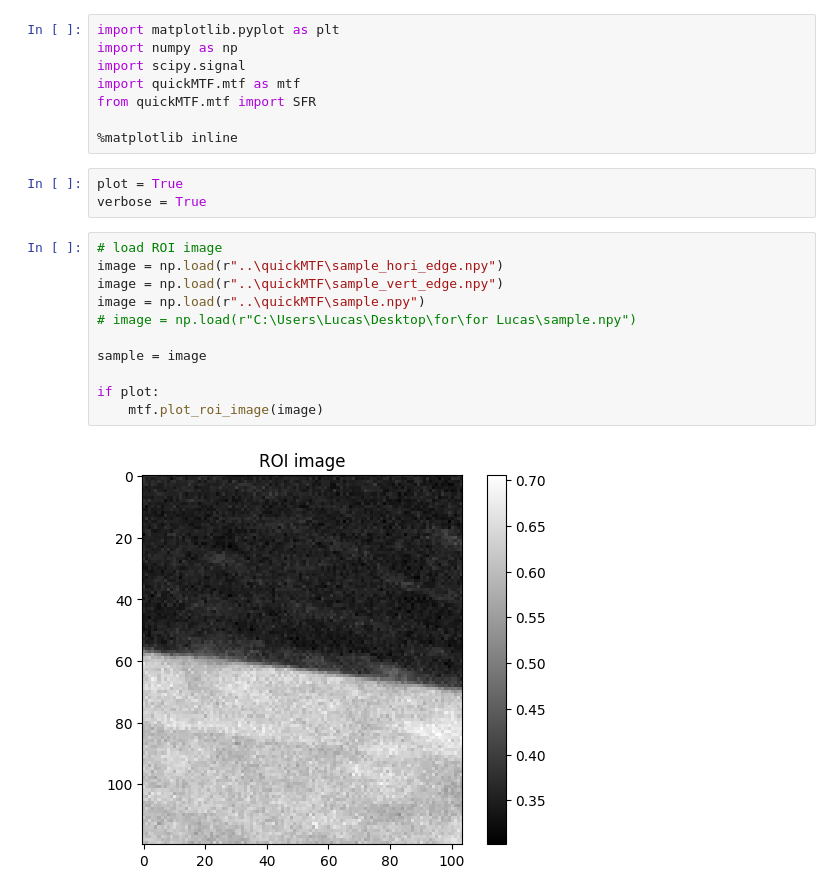
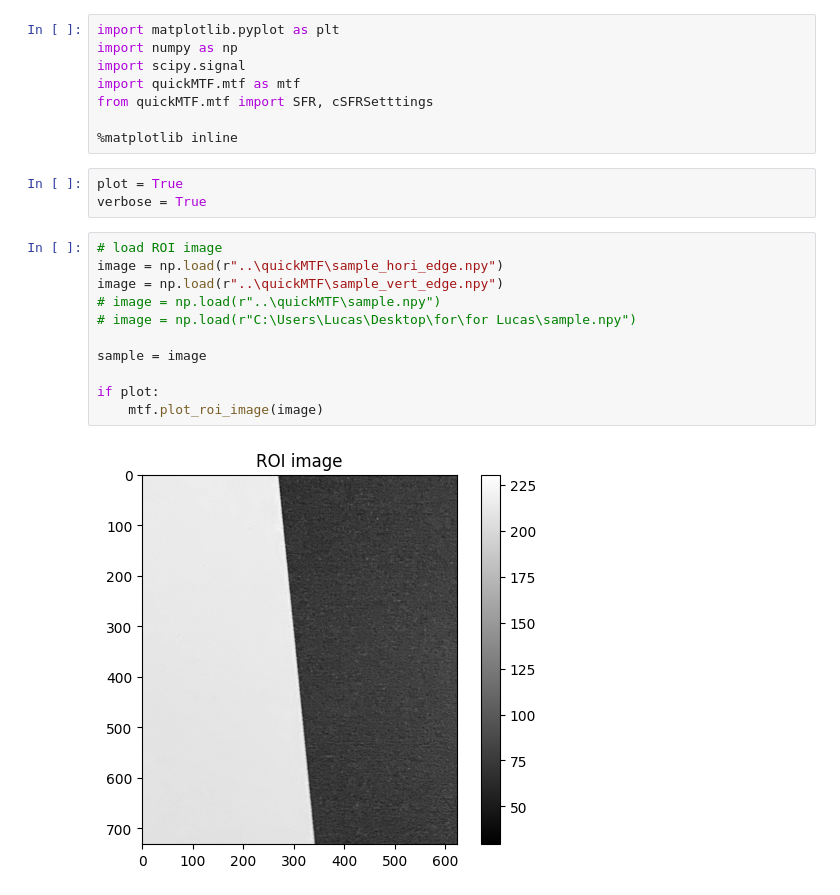
Before and after one commit to lucaswewa/mtf, a Jupyter notebook: quick_mtf.ipynb, the cells around one changed output. Saved outputs shown, nothing was run; the diff lists cells and outputs as text.

```diff
--- a/quick_mtf.ipynb
+++ b/quick_mtf.ipynb
@@ -3,7 +3,7 @@ import matplotlib.pyplot as plt
 import numpy as np
 import scipy.signal
 import quickMTF.mtf as mtf
-from quickMTF.mtf import SFR
+from quickMTF.mtf import SFR, cSFRSetttings
 
 %matplotlib inline
 # %%
@@ -12,14 +12,14 @@ verbose = True
 # %%
 # load ROI image
 image = np.load(r"..\quickMTF\sample_hori_edge.npy")
 image = np.load(r"..\quickMTF\sample_vert_edge.npy")
-image = np.load(r"..\quickMTF\sample.npy")
+# image = np.load(r"..\quickMTF\sample.npy")
 # image = np.load(r"C:\Users\Lucas\Desktop\for\for Lucas\sample.npy")
 
 sample = image
 
 if plot:
     mtf.plot_roi_image(image)
 # %% [output]
-[figure, old version]
+[figure, new version]
 # %%
```
Also changed, not shown: parts of 8 cells of this notebook, 2 other files.
